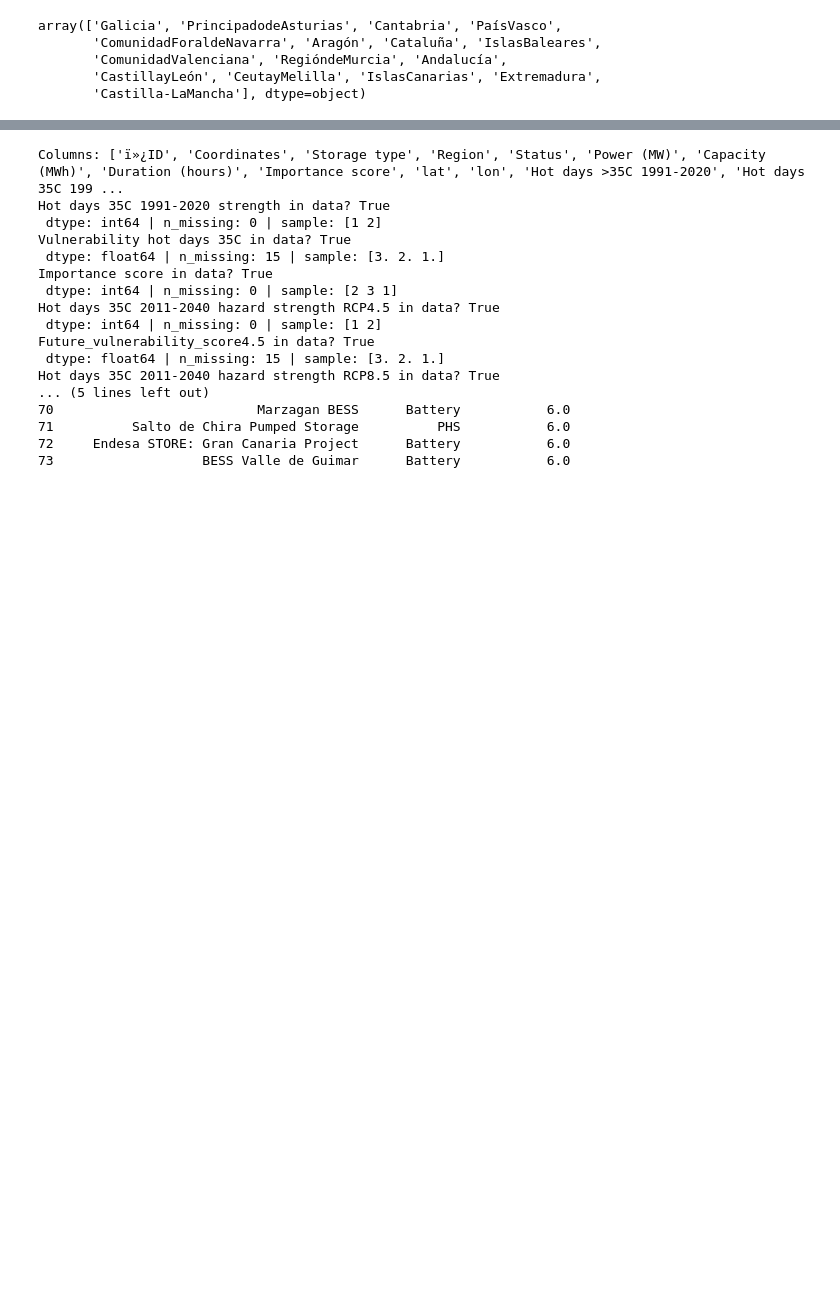
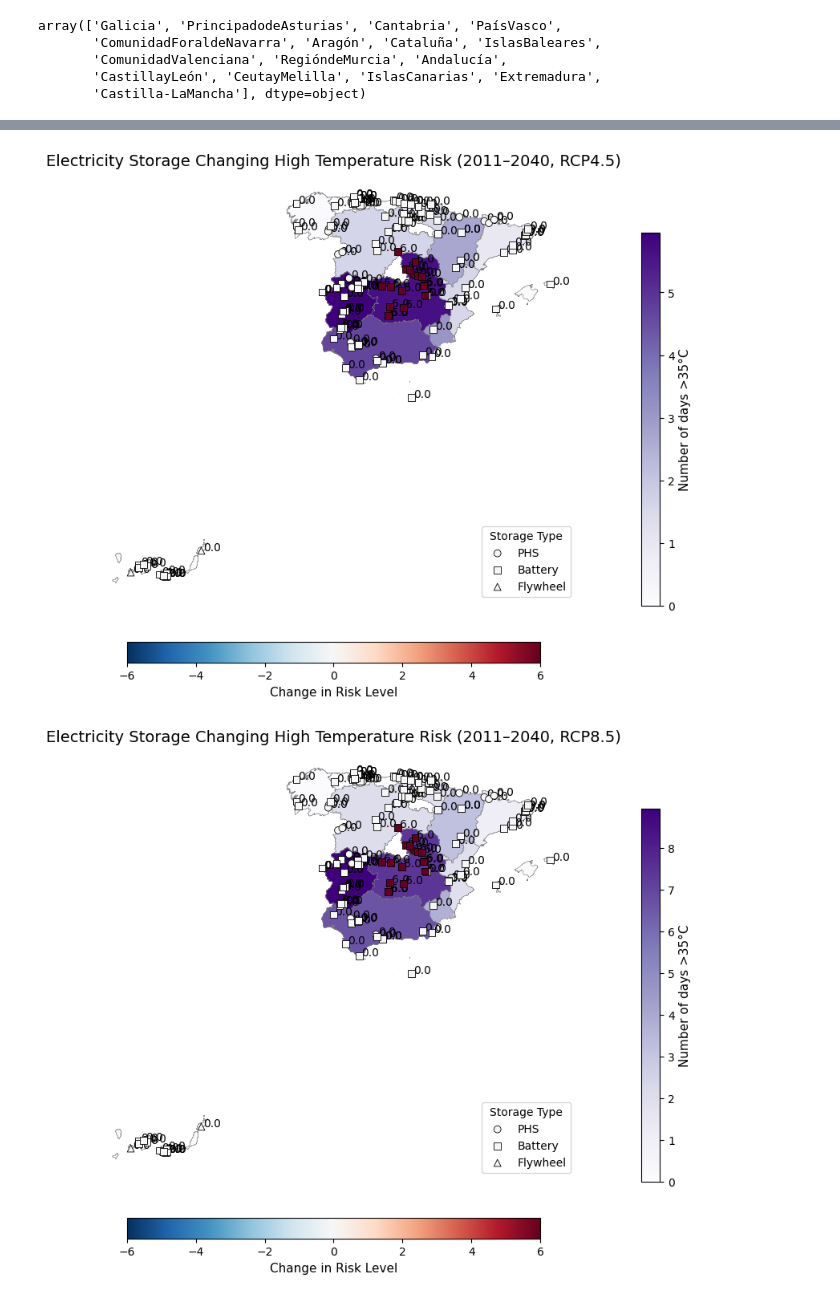
Before and after one commit to MariusMC8/Thesis-coding, a Jupyter notebook: Risk_ranking_maps.ipynb, the cells around one changed output, grey strips where cells are left out. Cells and saved outputs as stored; diff of their text form; code cells hidden in the pictures; blank space fills up the shorter version.

```diff
--- a/Risk_ranking_maps.ipynb
+++ b/Risk_ranking_maps.ipynb
@@ -494,43 +490,3 @@ plot_map( temp_col='Hot days >35C 2011-2040 RCP8.5',
-# %%
-# Inspect columns
-print("Columns:", data.columns.tolist())
-
-# Check important columns exist and types
-check_cols = [
- 'Hot days 35C 1991-2020 strength',
- 'Vulnerability hot days 35C',
- 'Importance score',
- 'Hot days 35C 2011-2040 hazard strength RCP4.5',
- 'Future_vulnerability_score4.5',
- 'Hot days 35C 2011-2040 hazard strength RCP8.5',
- 'Future_vulnerability_score8.5'
-]
-for c in check_cols:
-    print(c, "in data?", c in data.columns)
-    if c in data.columns:
-        print(" dtype:", data[c].dtype, "| n_missing:", data[c].isna().sum(),
-              "| sample:", data[c].dropna().unique()[:5])
-
-# Print sample rows for Canary Islands (or similar) to debug specific case
-print(data[data['Region'].str.contains('Canar', na=False)][['ï»¿ID','Storage type','risk_current']].head())
-# %% [output]
-Columns: ['ï»¿ID', 'Coordinates', 'Storage type', 'Region', 'Status', 'Power (MW)', 'Capacity (MWh)', 'Duration (hours)', 'Importance score', 'lat', 'lon', 'Hot days >35C 1991-2020', 'Hot days 35C 199 ...
-Hot days 35C 1991-2020 strength in data? True
- dtype: int64 | n_missing: 0 | sample: [1 2]
-Vulnerability hot days 35C in data? True
- dtype: float64 | n_missing: 15 | sample: [3. 2. 1.]
-Importance score in data? True
- dtype: int64 | n_missing: 0 | sample: [2 3 1]
-Hot days 35C 2011-2040 hazard strength RCP4.5 in data? True
- dtype: int64 | n_missing: 0 | sample: [1 2]
-Future_vulnerability_score4.5 in data? True
- dtype: float64 | n_missing: 15 | sample: [3. 2. 1.]
-Hot days 35C 2011-2040 hazard strength RCP8.5 in data? True
-... (5 lines left out)
-70                          Marzagan BESS      Battery           6.0
-71          Salto de Chira Pumped Storage          PHS           6.0
-72     Endesa STORE: Gran Canaria Project      Battery           6.0
-73                   BESS Valle de Guimar      Battery           6.0
 # %%
 # Function for plotting
 def plot_map(temp_col, risk_col, title, temp_change=False):
@@ -584,7 +540,7 @@ def plot_map(temp_col, risk_col, title, temp_change=False):
         cmap=cmap_risk,
         norm=norm_risk,
         marker=marker,
-        s=80,               # control marker size here
+        s=40,               # control marker size here
         edgecolor='black',
         linewidth=0.6,
         label=t,
@@ -607,33 +563,36 @@ def plot_map(temp_col, risk_col, title, temp_change=False):
         ),
         cmap=cmap_bg # Use the variable cmap_bg
     )
   cbar_temp = fig.colorbar(sm_temp, ax=ax, fraction=0.03, pad=0.02, shrink=0.8)
-  cbar_temp.set_label('Temperature change (°C)' if temp_change else 'Mean Temperature (°C)', fontsize=11)
+  cbar_temp.set_label('Number of days >35°C' if temp_change else 'Number of days >35°C', fontsize=11)
 
   #Add colour bar for risk values (bottom)
   sm_risk = cm.ScalarMappable(norm=norm_risk, cmap=cmap_risk)
   sm_risk.set_array([])   # necessary in some Matplotlib versions
   cbar_risk = fig.colorbar(sm_risk, ax=ax, orientation='horizontal',
                          fraction=0.05, pad=0.08, shrink=0.7)
   cbar_risk.set_label('Change in Risk Level' if temp_change else 'Risk Level', fontsize=11)
 
   plt.legend(title="Storage Type", loc='lower right')
   plt.title(title, fontsize=14)
   plt.axis('off')
   plt.show()
 
 #Map 4: Future risk with temperature change background RCP4.5
 plot_map(
     temp_col='Hot days >35C change RCP4.5',
-    risk_col='risk_change_RCP4.5',
+    risk_col='risk_change4.5',
     title='Electricity Storage Changing High Temperature Risk (2011–2040, RCP4.5)',
     temp_change=True
 )
 
 #Map 5: Future risk with temperature change background RCP8.5
 plot_map(
     temp_col='Hot days >35C change RCP8.5',
-    risk_col='risk_change_RCP8.5',
+    risk_col='risk_change8.5',
     title='Electricity Storage Changing High Temperature Risk (2011–2040, RCP8.5)',
     temp_change=True
 )
+# %% [output]
+[figure, added]
+[figure, added]
```
Also changed, not shown: parts of 6 cells of this notebook.
